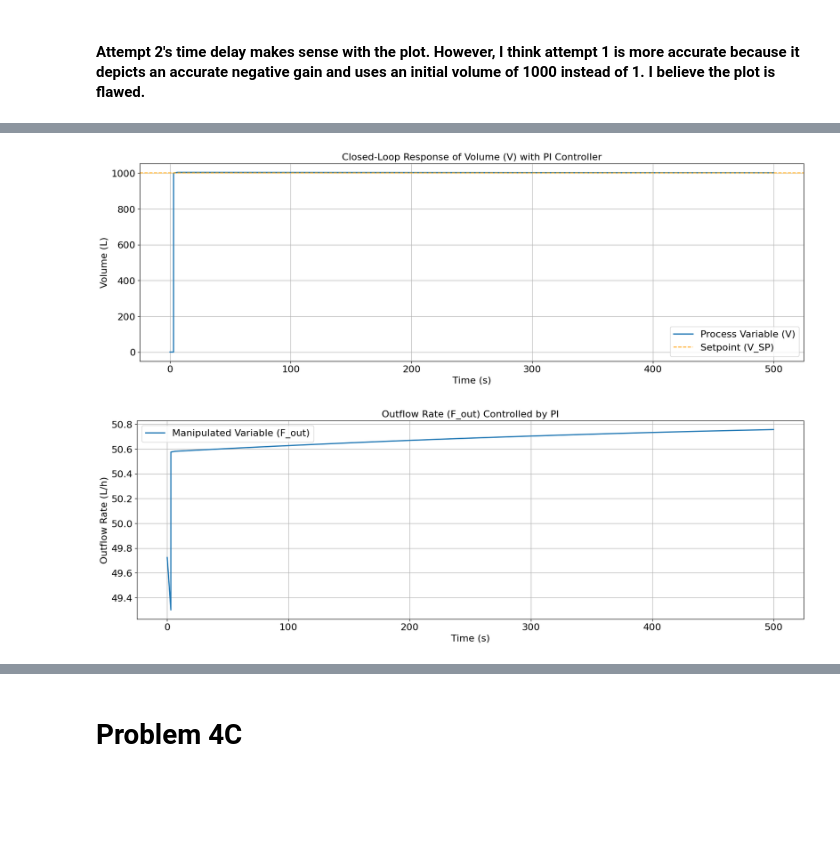
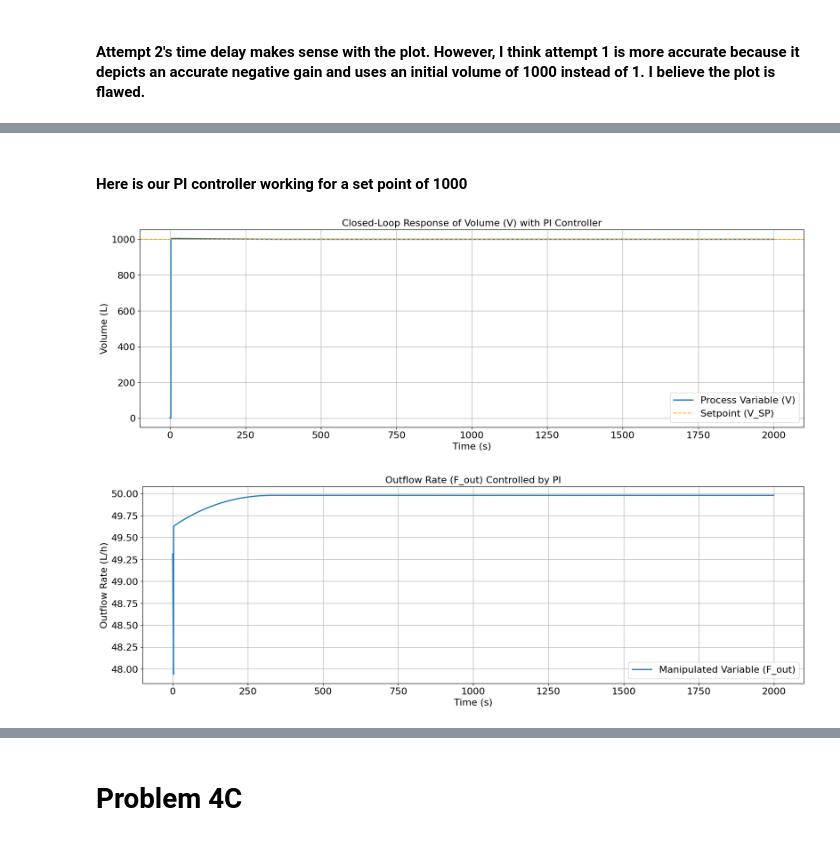
Before and after one commit to rahilisashaik/cbe_162, a Jupyter notebook: project/162_project.ipynb, the cells around one changed output, grey strips where cells are left out. Saved outputs shown, nothing was run; the diff lists cells and outputs as text; code cells hidden in the pictures; blank space fills up the shorter version.

```diff
--- a/project/162_project.ipynb
+++ b/project/162_project.ipynb
@@ -413,20 +413,10 @@ delta_F_out = 51 * 0.1
 delta_V = -1000
 K = delta_V / delta_F_out
 theta = 3
-tauc = 3
-
-# target_value = 1000 + 0.63 * delta_V
-# time_to_63 = t_step[np.where(V_step >= target_value)[0][0]]
-
-# threshold = 0.01 * delta_V
-# time_delay_index = np.where(V_step > V_step[0] + threshold)[0][0]
-# time_delay = t_step[time_delay_index]
+tauc = 1/3
 
 print(f"Steady-State Gain (K): {K} L/(L/h)")
-# print(f"Time Delay (theta): {time_delay} s")
-# print(f"Time Constant (tau): {time_to_63 - time_delay} s")
 
-# we set time constant (tau, lambda) equal to time delay via ziegler-nichols method
 kc = (2* tauc + theta) / (K * (tauc + theta) ** 2)
 print(kc)
 tau_i = 2 * tauc + theta
@@ -439,7 +429,7 @@ Steady-State Gain (K): -196.078431372549 L/(L/h)
 #### Attempt 2's time delay makes sense with the plot. However, I think attempt 1 is more accurate because it depicts an accurate negative gain and uses an initial volume of 1000 instead of 1. I believe the plot is flawed.
 # %%
 F_out_min, F_out_max = 0, 100
-integral_min, integral_max = -10, 10
+integral_min, integral_max = -25, 25
 Kp = kc
 Ki = kc / tau_i
 
@@ -448,14 +438,12 @@ def FC(V, V_SP, F_out0, Kp, Ki, integral_error, dt):
     integral_error += error * dt
     integral_error = np.clip(integral_error, integral_min, integral_max)
     F_out = F_out0 + Kp * error + Ki * integral_error
-    print(Kp * error + Ki * integral_error)
     return F_out, integral_error
 # %%
-V_SP = 1000
 F_out0 = 51
 integral_error = 0
 
-def dynamic_model_with_PI(time, x0):
+def dynamic_model_with_PI(time, x0, V_SP):
     result = np.zeros([7, T_DELAY * (T_POINT - 1)])
     result_sp = set_point(time, x0)
 
@@ -511,0 +483,7 @@ F_out_PI = 51 + Kp * (V_SP - V_PI) + Ki * np.cumsum(V_SP - V_PI) * (t_PI[1] - t_
+# %%
+V_SP = 1000
+t_final = 2000
+t_PI_1000, result_PI_1000 = dynamic_model_with_PI([0, t_final], x0, 1000)
+
+V_PI_1000 = result_PI_1000[0, :]
+F_out_PI_1000 = 51 + Kp * (V_SP - V_PI_1000) + Ki * np.cumsum(V_SP - V_PI_1000) * (t_PI_1000[1] - t_PI_1000[0])
@@ -512,22 +497,24 @@ F_out_PI = 51 + Kp * (V_SP - V_PI) + Ki * np.cumsum(V_SP - V_PI) * (t_PI[1] - t_
+# %% [markdown]
+#### Here is our PI controller working for a set point of 1000
 # %%
 plt.figure(figsize=(20, 6))
-plt.plot(t_PI, V_PI, label="Process Variable (V)", linewidth=2)
-plt.axhline(V_SP, color='orange', linestyle='--', label="Setpoint (V_SP)")
+plt.plot(t_PI_1000, V_PI_1000, label="Process Variable (V)", linewidth=2)
+plt.axhline(1000, color='orange', linestyle='--', label="Setpoint (V_SP)")
 plt.title("Closed-Loop Response of Volume (V) with PI Controller")
 plt.xlabel("Time (s)")
 plt.ylabel("Volume (L)")
 plt.legend()
 plt.grid(True)
 plt.show()
 
 plt.figure(figsize=(20, 6))
-plt.plot(t_PI, F_out_PI, label="Manipulated Variable (F_out)", linewidth=2)
+plt.plot(t_PI_1000, F_out_PI_1000, label="Manipulated Variable (F_out)", linewidth=2)
 plt.title("Outflow Rate (F_out) Controlled by PI")
 plt.xlabel("Time (s)")
 plt.ylabel("Outflow Rate (L/h)")
 plt.legend()
 plt.grid(True)
 plt.show()
 # %% [output]
-[figure, old version]
+[figure, new version]
-[figure, old version]
+[figure, new version]
```
Also changed, not shown: parts of 40 cells of this notebook.
